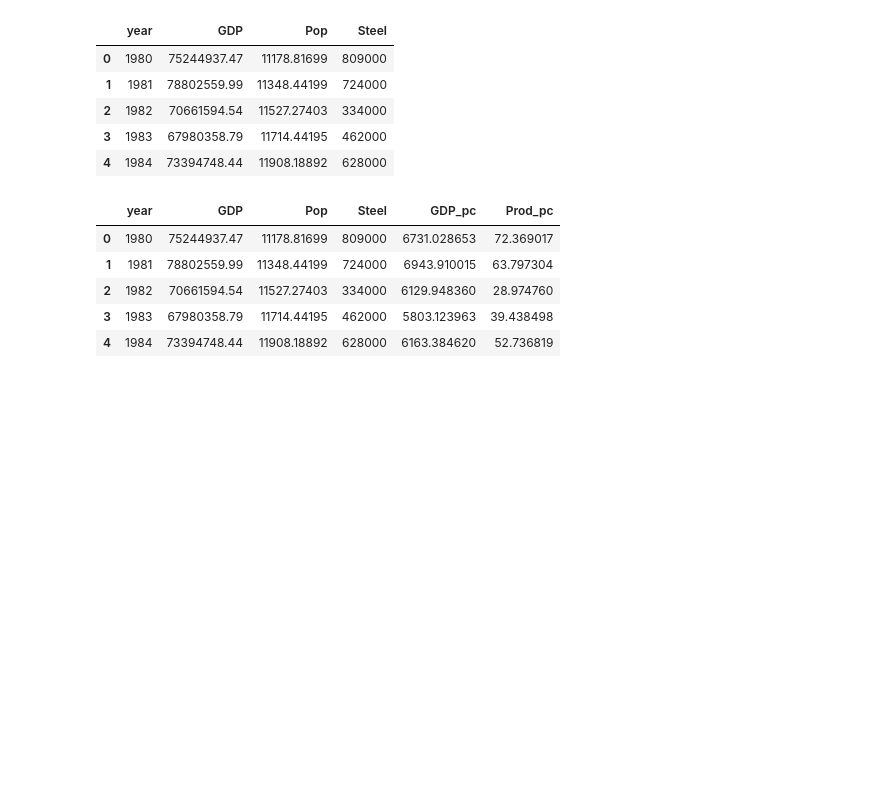
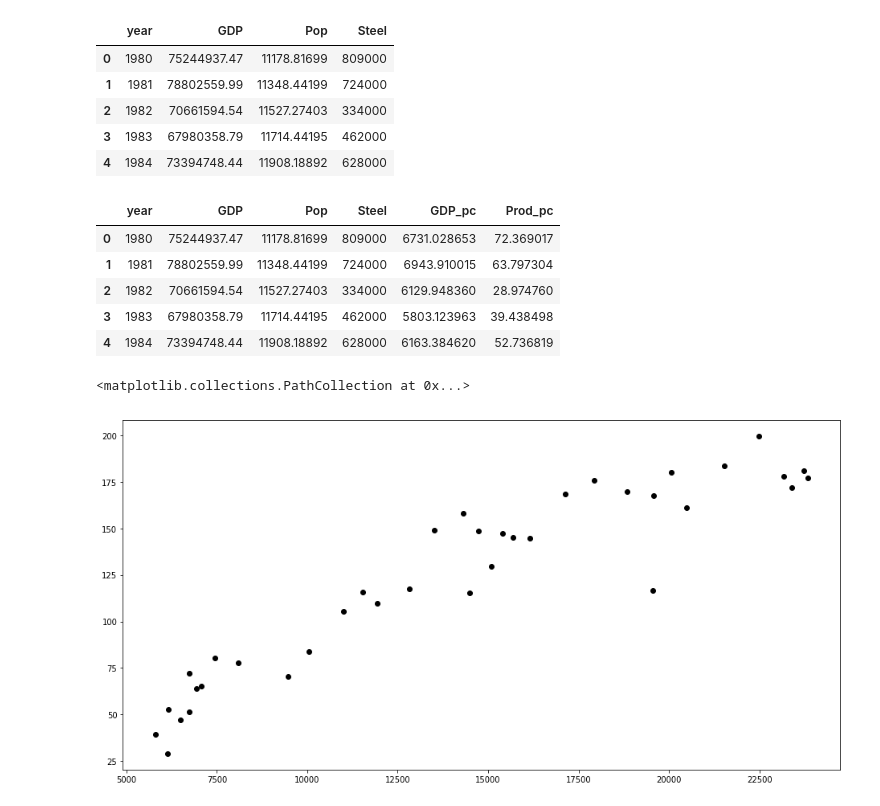
Before and after one commit to wogandavid/python_regressions, a Jupyter notebook: industry/Industry_CHL_2.ipynb, the cells around one changed output. Drawn from its saved outputs; the diff is of its cells as text; code cells hidden in the pictures; blank space fills up the shorter version.

```diff
--- a/industry/Industry_CHL_2.ipynb
+++ b/industry/Industry_CHL_2.ipynb
@@ -34,4 +34,15 @@ data.head()
 | 2 | 1982 | 70661594.54 | 11527.27403 | 334000 | 6129.948360 | 28.974760 |
 | 3 | 1983 | 67980358.79 | 11714.44195 | 462000 | 5803.123963 | 39.438498 |
 | 4 | 1984 | 73394748.44 | 11908.18892 | 628000 | 6163.384620 | 52.736819 |
+# %%
+# visualize GDP per capita on Production per capita
+plt.figure(figsize=(16, 8))
+plt.scatter(
+    data['GDP_pc'],
+    data['Prod_pc'],
+    c='black'
+)
+# %% [output]
+<matplotlib.collections.PathCollection at 0x...>
+[figure, added]
 # %%
```
Also changed, not shown: parts of 24 cells of this notebook, 5 other files.
